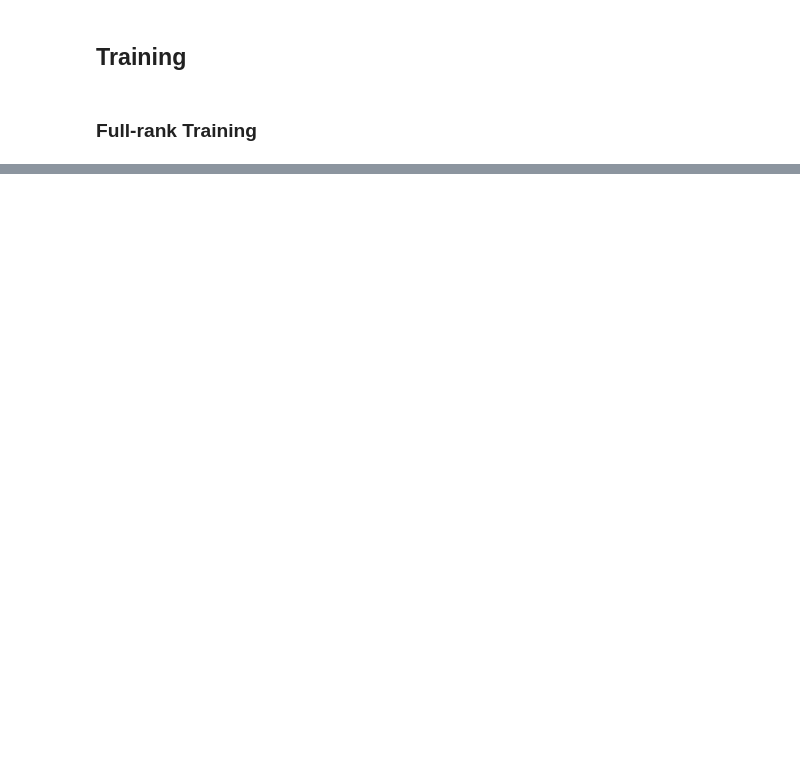
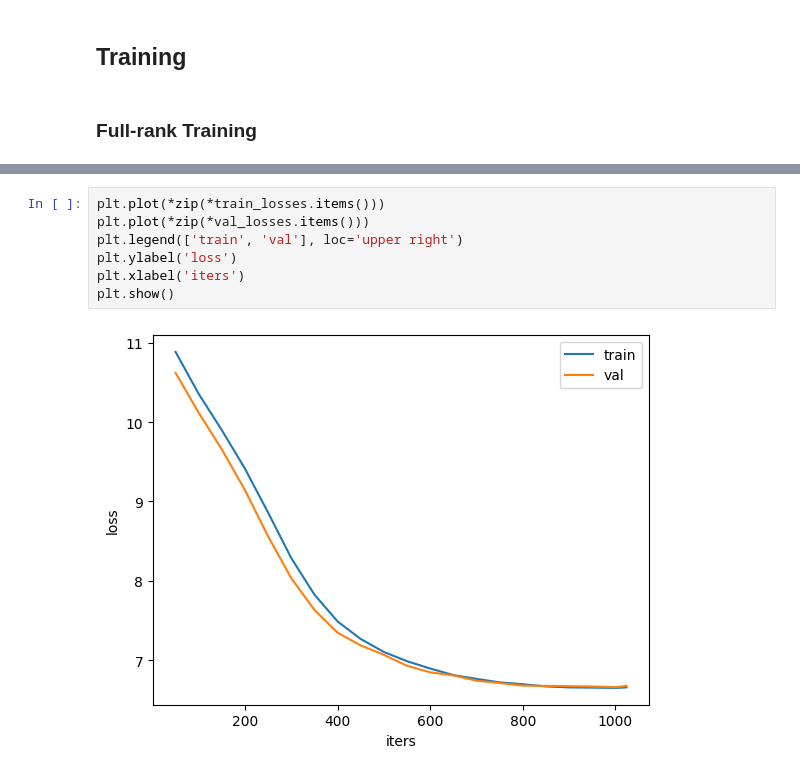
Before and after one commit to sheep-shaun/relora, a Jupyter notebook: sandbox/full_rank_training.ipynb, the cells around one changed output, grey strips where cells are left out. Drawn from its saved outputs; the diff is of its cells as text; blank space fills up the shorter version.

```diff
--- a/sandbox/full_rank_training.ipynb
+++ b/sandbox/full_rank_training.ipynb
@@ -200,0 +230,9 @@ for step, batch in tqdm(
+# %%
+plt.plot(*zip(*train_losses.items()))
+plt.plot(*zip(*val_losses.items()))
+plt.legend(['train', 'val'], loc='upper right')
+plt.ylabel('loss')
+plt.xlabel('iters')
+plt.show()
+# %% [output]
+[figure, added]
```
Also changed, not shown: parts of 17 cells of this notebook.
